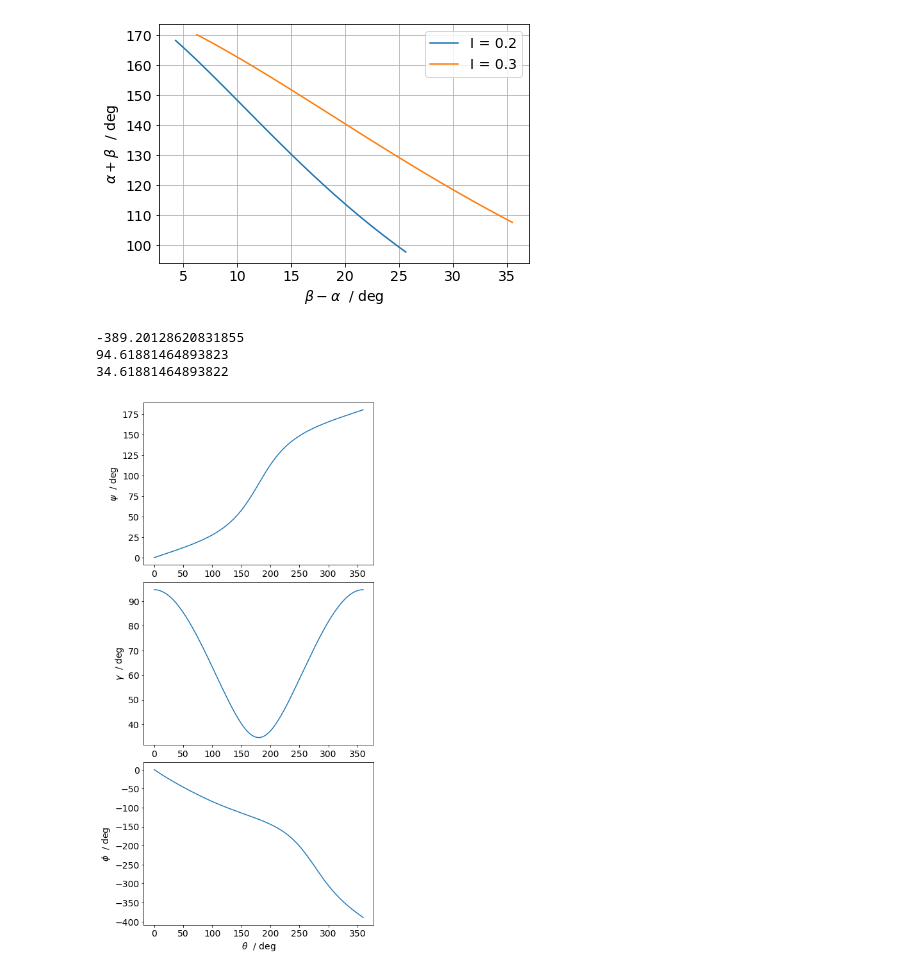
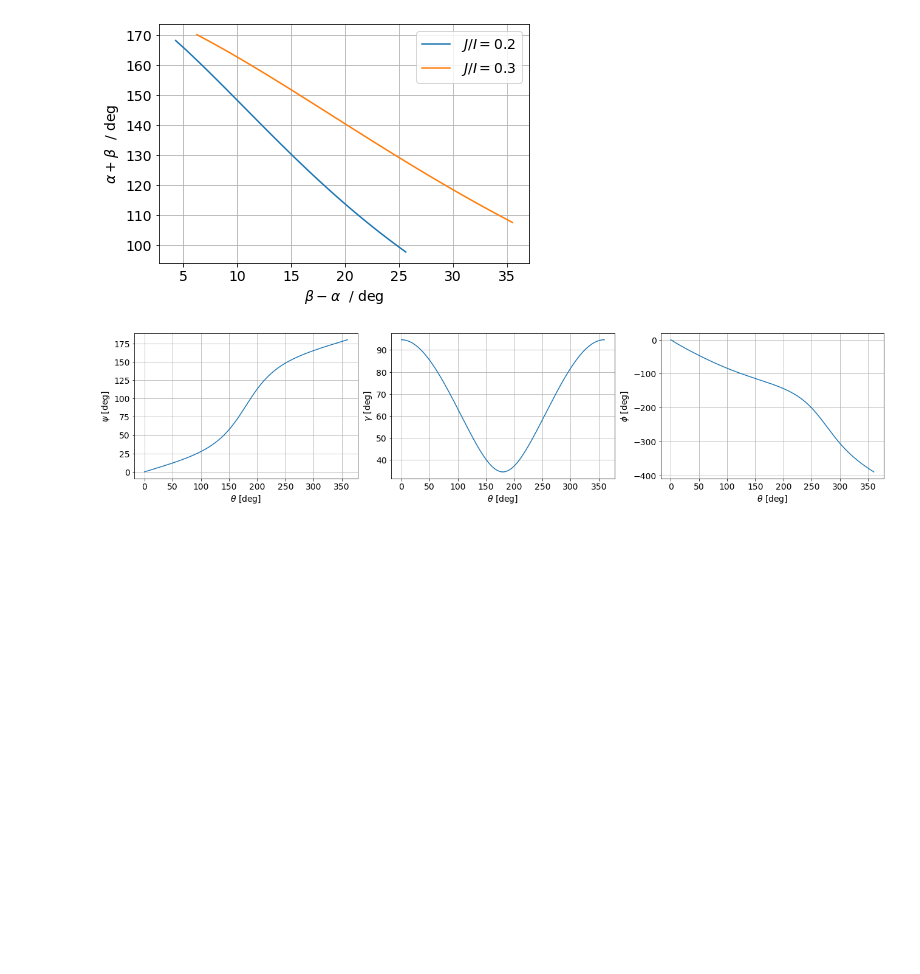
Before and after one commit to tianyikillua/falling-cat, a Jupyter notebook: cat.ipynb, the cells around one changed output. Drawn from its saved outputs; the diff is of its cells as text; code cells hidden in the pictures; blank space fills up the shorter version.

```diff
--- a/cat.ipynb
+++ b/cat.ipynb
@@ -23,7 +26,7 @@ plt.rcParams.update(params)
 JI = [0.2, 0.3]
 alpha = np.linspace(36, 82, 50) * degree
 
-# plt.figure(figsize=(5,3.75))
+plt.close("all")
 
 for j in JI:
     beta, c = [], None
@@ -33,49 +36,54 @@ for j in JI:
 
     ba = (beta - alpha) / degree
     ab = (alpha + beta) / degree
-    plt.plot(ba, ab, label="I = %g" % j)
+    plt.plot(ba, ab, label="$J/I=%g$" % j)
 
 plt.legend()
 plt.xlabel(r"$\beta - \alpha$  / deg")
 plt.ylabel(r"$\alpha + \beta$  / deg")
 plt.grid()
+# plt.tight_layout()
 plt.show()
 # %% [output]
-[figure, old version]
+[figure, new version]
 # %%
 JI = 0.25
 alpha = 30 * degree
 
-plt.figure(figsize=(6, 12))
+c = FallingCat(JI, alpha)
 
-c = FallingCat(JI, alpha)
 t = c.theta / degree
 psi = c.lean() / degree
 gamma = c.bend() / degree
 phi = c.twist() / degree
-print(phi[-1])
-print((c.alpha + c.beta) / degree)
-print((c.beta - c.alpha) / degree)
 
-plt.subplot(3, 1, 1)
-plt.plot(t, psi)
-plt.ylabel(r"$\psi$  / deg")
+# print(phi[-1])
+# print((c.alpha + c.beta) / degree)
+# print((c.beta - c.alpha) / degree)
 
-plt.subplot(3, 1, 2)
-plt.plot(t, gamma)
-plt.ylabel(r"$\gamma$  / deg")
+plt.close("all")
 
-plt.subplot(3, 1, 3)
-plt.plot(t, phi)
-plt.ylabel(r"$\phi$  / deg")
+fig, ax = plt.subplots(1, 3, figsize=(18, 4))
 
-plt.xlabel(r"$\theta$  / deg")
+ax[0].plot(t, psi)
+ax[0].set_xlabel(r"$\theta$ [deg]")
+ax[0].set_ylabel(r"$\psi$ [deg]")
+ax[0].grid()
+
+ax[1].plot(t, gamma)
+ax[1].set_xlabel(r"$\theta$ [deg]")
+ax[1].set_ylabel(r"$\gamma$ [deg]")
+ax[1].grid()
+
+ax[2].plot(t, phi)
+ax[2].set_xlabel(r"$\theta$ [deg]")
+ax[2].set_ylabel(r"$\phi$ [deg]")
+ax[2].grid()
+
+# plt.tight_layout()
 plt.show()
 # %% [output]
--389.20128620831855
-94.61881464893823
-34.61881464893822
-[figure, old version]
+[figure, new version]
 # %%
 JI = 0.25
 alpha = 30 * degree
```
Also changed, not shown: parts of 5 cells of this notebook, 1 other file.
